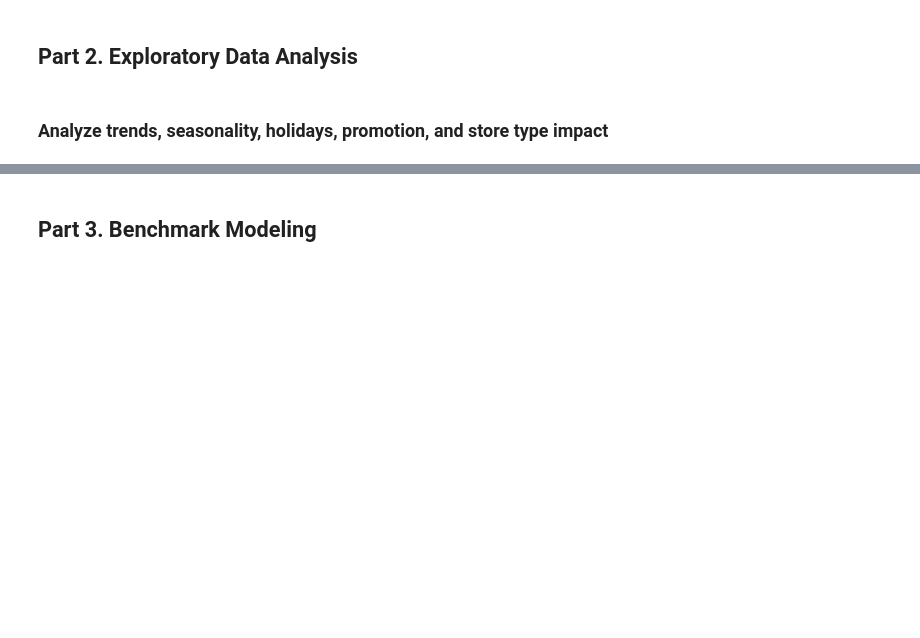
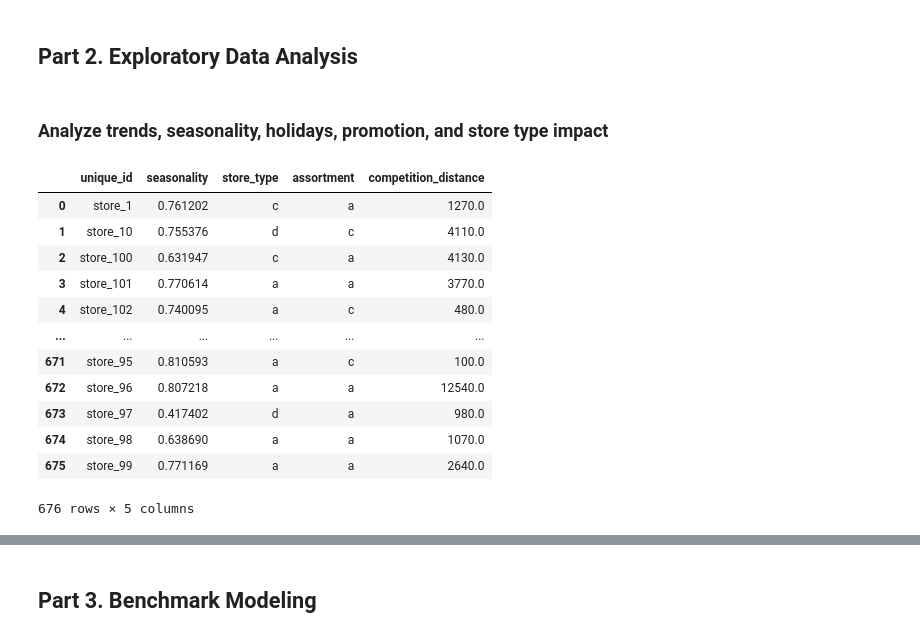
Before and after one commit to YL-6/BF-final, a Jupyter notebook: Final Project.ipynb, the cells around one changed output, grey strips where cells are left out. Cells and saved outputs as stored; diff of their text form; code cells hidden in the pictures; blank space fills up the shorter version.

```diff
--- a/Final Project.ipynb
+++ b/Final Project.ipynb
@@ -187,3 +188,58 @@ weekly_data
 ## Part 2. Exploratory Data Analysis
 # %% [markdown]
 ### Analyze trends, seasonality, holidays, promotion, and store type impact
+# %%
+def compute_seasonality_strength(df):
+    results = []
+
+    for uid, group in df.groupby('unique_id'):
+        # 确保按时间顺序排列
+        group = group.sort_values('week')
+
+        # 提取目标值
+        y = group['y'].values
+
+        # 以“周”作为季节单位，提取 week number (1-52)
+        group['week_of_year'] = group['week'].dt.isocalendar().week
+
+        # 计算每个 week_of_year 的平均值（即“季节成分”）
+        seasonal_means = group.groupby('week_of_year')['y'].transform('mean')
+
+        # 残差 = y - 季节均值
+        residual = y - seasonal_means.values
+
+        # 强度计算
+        var_y = np.var(y)
+        var_resid = np.var(residual)
+        strength = max(0, 1 - var_resid / var_y) if var_y > 0 else 0
+
+        # 写入结果
+        group['seasonality'] = strength
+        results.append(group[['unique_id', 'week', 'seasonality']])
+
+    # 合并所有 unique_id 的结果
+    return pd.merge(df, pd.concat(results), on=['unique_id', 'week'], how='left')
+
+# 应用函数
+weekly_data = compute_seasonality_strength(weekly_data)
+
+# 创建 features 表：每个 unique_id 只保留一行（避免重复）
+features = weekly_data[[
+    'unique_id', 'seasonality', 'store_type', 'assortment', 'competition_distance'
+]].drop_duplicates(subset='unique_id').reset_index(drop=True)
+
+features
+# %% [output]
+|  | unique_id | seasonality | store_type | assortment | competition_distance |
+| 0 | store_1 | 0.761202 | c | a | 1270.0 |
+| 1 | store_10 | 0.755376 | d | c | 4110.0 |
+| 2 | store_100 | 0.631947 | c | a | 4130.0 |
+| 3 | store_101 | 0.770614 | a | a | 3770.0 |
+| 4 | store_102 | 0.740095 | a | c | 480.0 |
+| ... | ... | ... | ... | ... | ... |
+| 671 | store_95 | 0.810593 | a | c | 100.0 |
+| 672 | store_96 | 0.807218 | a | a | 12540.0 |
+| 673 | store_97 | 0.417402 | d | a | 980.0 |
+| 674 | store_98 | 0.638690 | a | a | 1070.0 |
+| 675 | store_99 | 0.771169 | a | a | 2640.0 |
+676 rows × 5 columns
```
Also changed, not shown: parts of 2 cells of this notebook.
